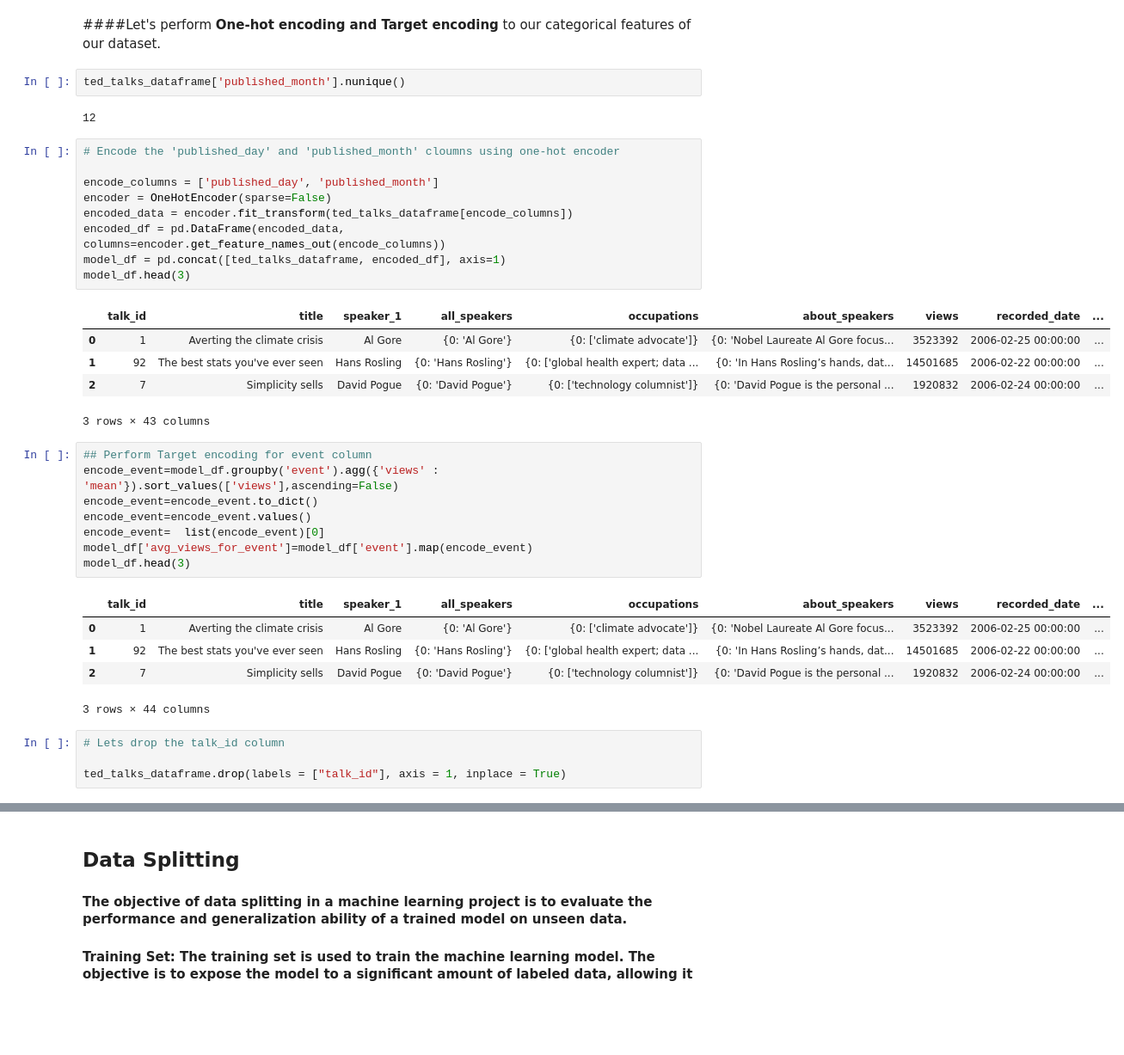
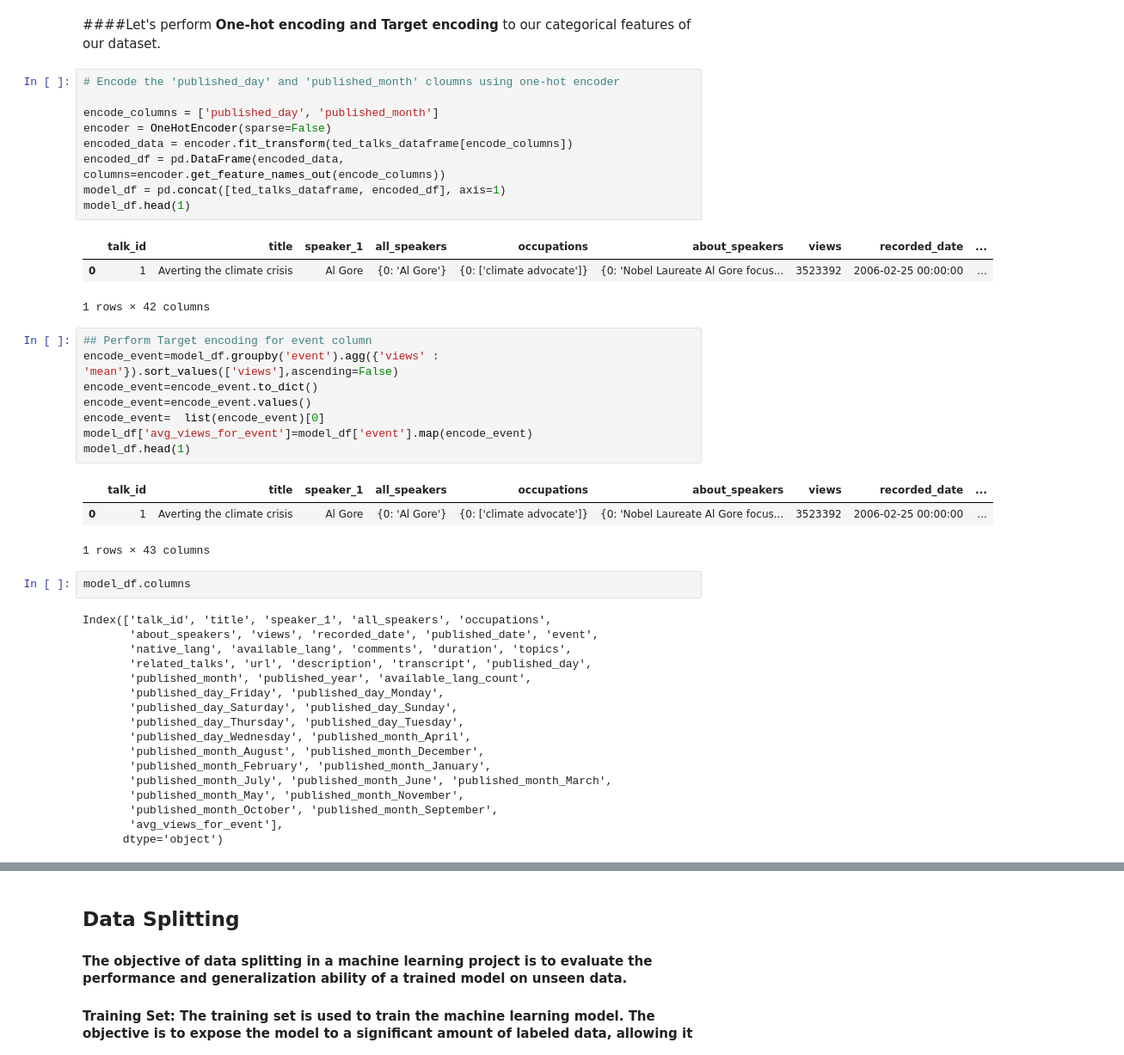
Before and after one commit to Mohamed-Harish-M-123/Capstone-Project-II, a Jupyter notebook: TED_Talks_views_prediction.ipynb, the cells around one changed output, grey strips where cells are left out. Shown at 86% size. Cells and saved outputs as stored; diff of their text form; blank space fills up the shorter version.

```diff
--- a/TED_Talks_views_prediction.ipynb
+++ b/TED_Talks_views_prediction.ipynb
@@ -535,25 +535,19 @@ ted_talks_dataframe["available_lang_count"] = ted_talks_dataframe["available_lan
 ted_talks_dataframe["topics_covered"] = ted_talks_dataframe["topics"].apply(lambda x: len(eval(x)))
 # %% [markdown]
 ####Let's perform **One-hot encoding and Target encoding** to our categorical features of our dataset.
-# %%
-ted_talks_dataframe['published_month'].nunique()
-# %% [output]
-12
 # %%
 # Encode the 'published_day' and 'published_month' cloumns using one-hot encoder
 
 encode_columns = ['published_day', 'published_month']
 encoder = OneHotEncoder(sparse=False)
 encoded_data = encoder.fit_transform(ted_talks_dataframe[encode_columns])
 encoded_df = pd.DataFrame(encoded_data, columns=encoder.get_feature_names_out(encode_columns))
 model_df = pd.concat([ted_talks_dataframe, encoded_df], axis=1)
-model_df.head(3)
+model_df.head(1)
 # %% [output]
 |  | talk_id | title | speaker_1 | all_speakers | occupations | about_speakers | views | recorded_date | ... |
 | 0 | 1 | Averting the climate crisis | Al Gore | {0: 'Al Gore'} | {0: ['climate advocate']} | {0: 'Nobel Laureate Al Gore focus... | 3523392 | 2006-02-25 00:00:00 | ... |
-| 1 | 92 | The best stats you've ever seen | Hans Rosling | {0: 'Hans Rosling'} | {0: ['global health expert; data ... | {0: 'In Hans Rosling’s hands, dat... | 14501685 | 2006-02-22 00:00:00 | ... |
-| 2 | 7 | Simplicity sells | David Pogue | {0: 'David Pogue'} | {0: ['technology columnist']} | {0: 'David Pogue is the personal ... | 1920832 | 2006-02-24 00:00:00 | ... |
-3 rows × 43 columns
+1 rows × 42 columns
 # %%
 ## Perform Target encoding for event column
 encode_event=model_df.groupby('event').agg({'views' : 'mean'}).sort_values(['views'],ascending=False)
@@ -561,14 +555,27 @@ encode_event=encode_event.to_dict()
 encode_event=encode_event.values()
 encode_event=  list(encode_event)[0]
 model_df['avg_views_for_event']=model_df['event'].map(encode_event)
-model_df.head(3)
+model_df.head(1)
 # %% [output]
 |  | talk_id | title | speaker_1 | all_speakers | occupations | about_speakers | views | recorded_date | ... |
 | 0 | 1 | Averting the climate crisis | Al Gore | {0: 'Al Gore'} | {0: ['climate advocate']} | {0: 'Nobel Laureate Al Gore focus... | 3523392 | 2006-02-25 00:00:00 | ... |
-| 1 | 92 | The best stats you've ever seen | Hans Rosling | {0: 'Hans Rosling'} | {0: ['global health expert; data ... | {0: 'In Hans Rosling’s hands, dat... | 14501685 | 2006-02-22 00:00:00 | ... |
-| 2 | 7 | Simplicity sells | David Pogue | {0: 'David Pogue'} | {0: ['technology columnist']} | {0: 'David Pogue is the personal ... | 1920832 | 2006-02-24 00:00:00 | ... |
-3 rows × 44 columns
+1 rows × 43 columns
-# %%
-# Lets drop the talk_id column
-
-ted_talks_dataframe.drop(labels = ["talk_id"], axis = 1, inplace = True)
+# %%
+model_df.columns
+# %% [output]
+Index(['talk_id', 'title', 'speaker_1', 'all_speakers', 'occupations',
+       'about_speakers', 'views', 'recorded_date', 'published_date', 'event',
+       'native_lang', 'available_lang', 'comments', 'duration', 'topics',
+       'related_talks', 'url', 'description', 'transcript', 'published_day',
+       'published_month', 'published_year', 'available_lang_count',
+       'published_day_Friday', 'published_day_Monday',
+       'published_day_Saturday', 'published_day_Sunday',
+       'published_day_Thursday', 'published_day_Tuesday',
+       'published_day_Wednesday', 'published_month_April',
+       'published_month_August', 'published_month_December',
+       'published_month_February', 'published_month_January',
+       'published_month_July', 'published_month_June', 'published_month_March',
+       'published_month_May', 'published_month_November',
+       'published_month_October', 'published_month_September',
+       'avg_views_for_event'],
+      dtype='object')
```
Also changed, not shown: parts of 11 cells of this notebook.
